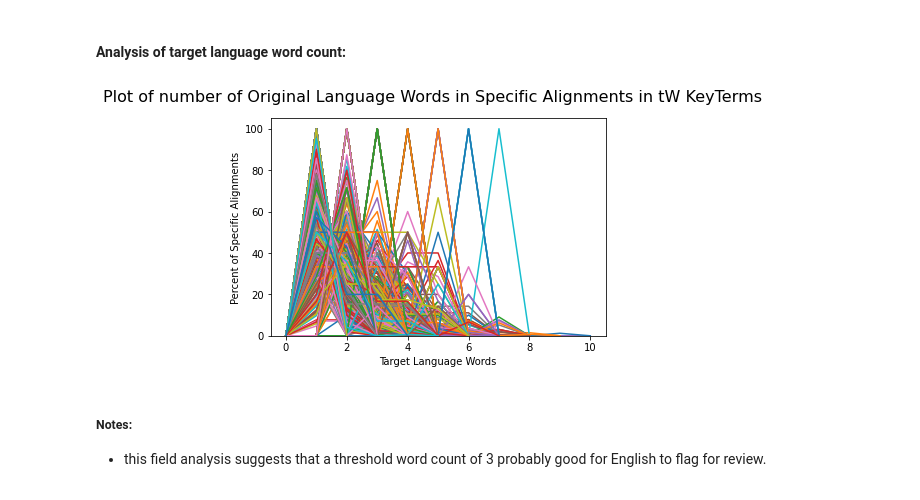
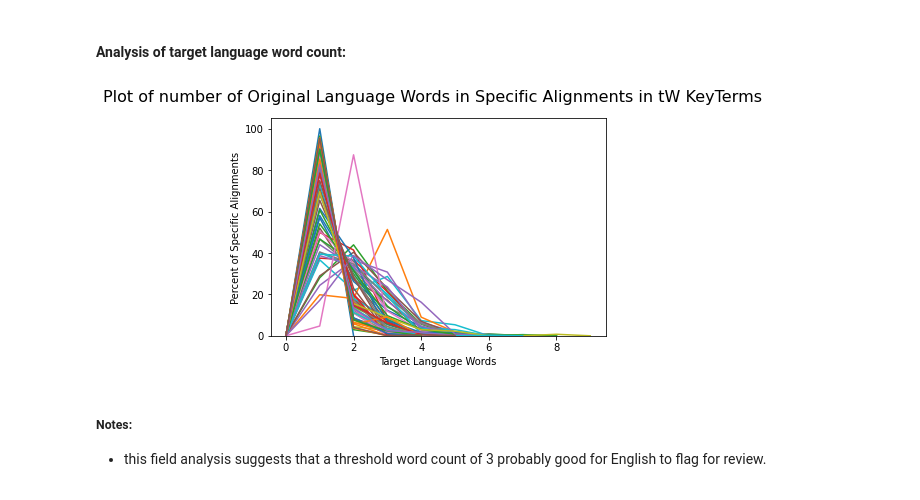
Before and after one commit to unfoldingWord-box3/alignment-ml, a Jupyter notebook: plot_multi_alignments.ipynb, the cells around one changed output. Cells and saved outputs as stored; diff of their text form; code cells hidden in the pictures.

Commit message:
more consistent/useful naming of data files

```diff
--- a/plot_multi_alignments.ipynb
+++ b/plot_multi_alignments.ipynb
@@ -38,0 +20,6 @@ filtered count: 49
+# %%
+# get alignments for tW keyterms
+
+minAlignments = 100
+remove = ['ὁ']
+alignmentsForWord, filteredAlignmentsForWord = db.fetchAlignmentDataForLemmasCached(connection, 'kt', bibleType, minAlignments, remove)
@@ -83,15 +72,15 @@ plot.plotXYdataDict(filledFrequencies, title, ylabel, xlabel, showXValues=True)
 #### Analysis of target language word count:
 # %%
 field = 'alignmentTargetWords'
-field_frequencies = db.getFrequenciesOfFieldInAlignments(alignmentsForWord, field, sortIndex = True)
+field_frequencies = db.getFrequenciesOfFieldInAlignments(filteredAlignmentsForWord, field, sortIndex = True)
 filledFrequencies = db.zeroFillFrequencies(field_frequencies)
 
 title = f"Plot of number of Original Language Words in Specific Alignments in tW KeyTerms"
 ylabel = "Percent of Specific Alignments"
 xlabel = "Target Language Words"
 plot.plotXYdataDict(filledFrequencies, title, ylabel, xlabel, showXValues=True)
 # %% [output]
-[figure, old version]
+[figure, new version]
 # %% [markdown]
 ##### Notes:
 - this field analysis suggests that a threshold word count of 3 probably good for English to flag for review.
```
Also changed, not shown: parts of 7 cells of this notebook, 35 other files.
